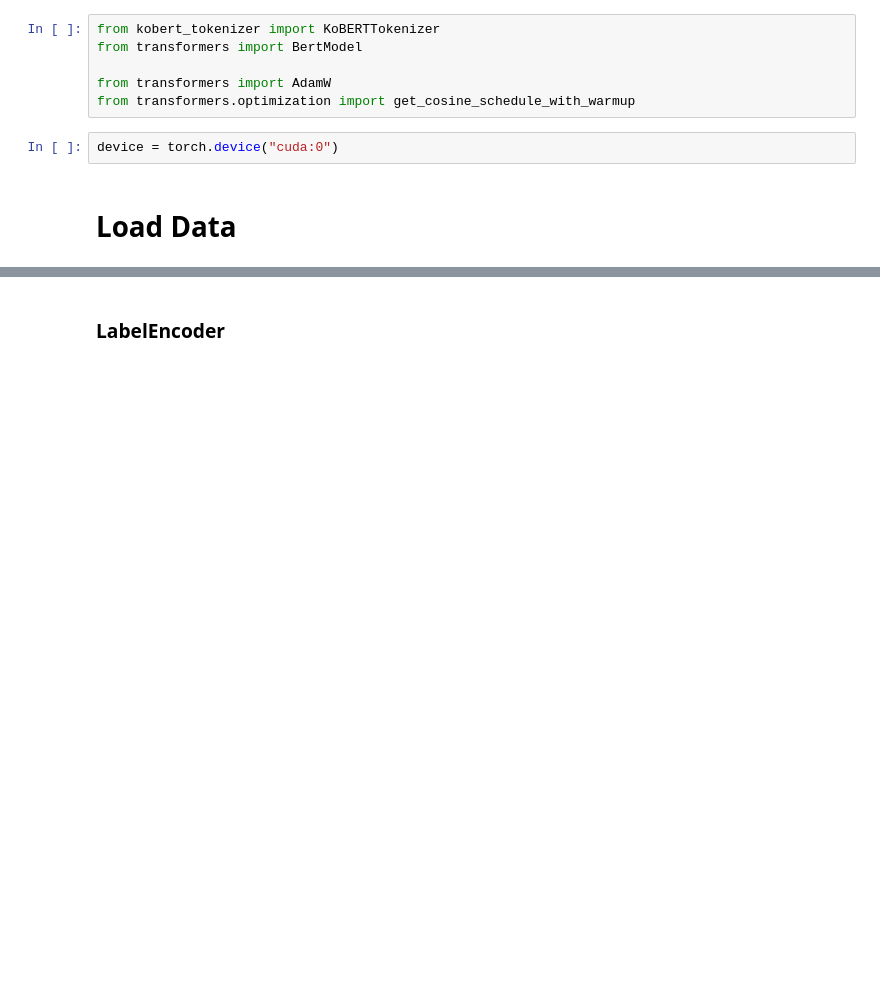
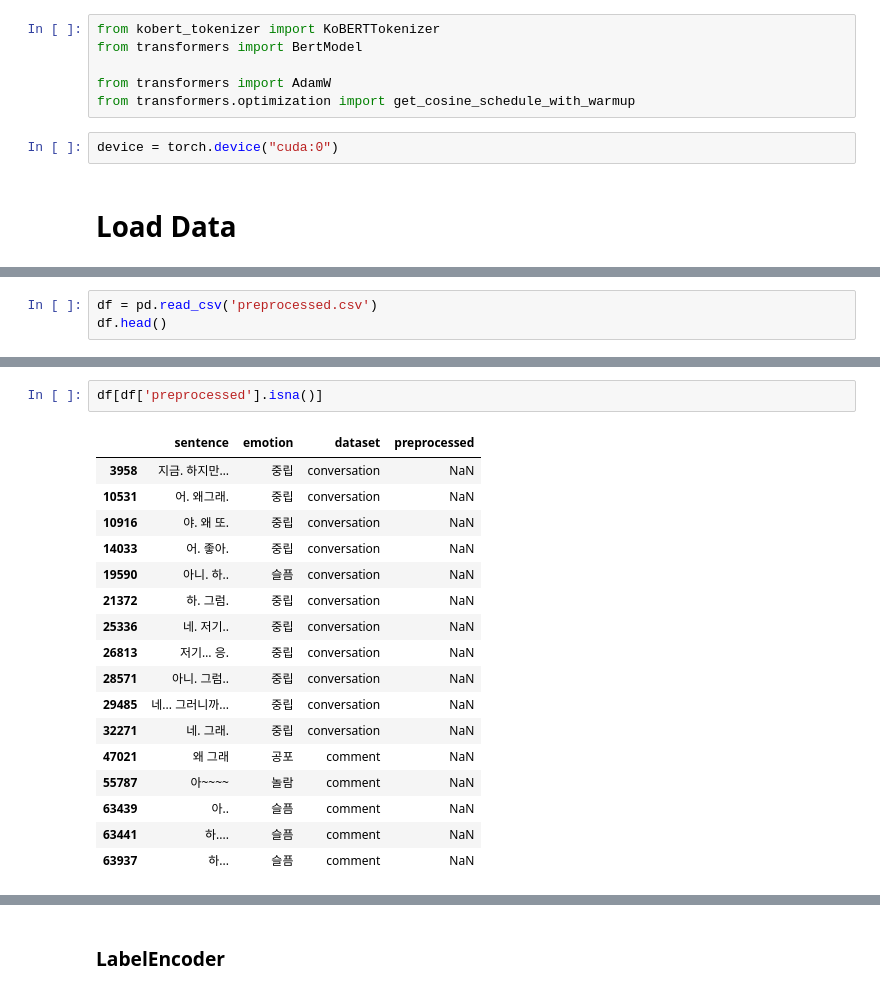
Before and after one commit to pal-ette/iNotePal, a Jupyter notebook: models/conv-7_KoBERT.ipynb, the cells around one changed output, grey strips where cells are left out. Saved outputs shown, nothing was run; the diff lists cells and outputs as text; blank space fills up the shorter version.

```diff
--- a/models/conv-7_KoBERT.ipynb
+++ b/models/conv-7_KoBERT.ipynb
@@ -91,0 +42,3 @@ See the caveats in the documentation: https://pandas.pydata.org/pandas-docs/stab
+# %%
+df = pd.read_csv('preprocessed.csv')
+df.head()
@@ -91,0 +78,20 @@ See the caveats in the documentation: https://pandas.pydata.org/pandas-docs/stab
+# %%
+df[df['preprocessed'].isna()]
+# %% [output]
+|  | sentence | emotion | dataset | preprocessed |
+| 3958 | 지금. 하지만… | 중립 | conversation | NaN |
+| 10531 | 어. 왜그래. | 중립 | conversation | NaN |
+| 10916 | 야. 왜 또. | 중립 | conversation | NaN |
+| 14033 | 어. 좋아. | 중립 | conversation | NaN |
+| 19590 | 아니. 하.. | 슬픔 | conversation | NaN |
+| 21372 | 하. 그럼. | 중립 | conversation | NaN |
+| 25336 | 네. 저기.. | 중립 | conversation | NaN |
+| 26813 | 저기… 응. | 중립 | conversation | NaN |
+| 28571 | 아니. 그럼.. | 중립 | conversation | NaN |
+| 29485 | 네... 그러니까... | 중립 | conversation | NaN |
+| 32271 | 네. 그래. | 중립 | conversation | NaN |
+| 47021 | 왜 그래 | 공포 | comment | NaN |
+| 55787 | 아~~~~ | 놀람 | comment | NaN |
+| 63439 | 아.. | 슬픔 | comment | NaN |
+| 63441 | 하.... | 슬픔 | comment | NaN |
+| 63937 | 하... | 슬픔 | comment | NaN |
```
Also changed, not shown: parts of 28 cells of this notebook.
